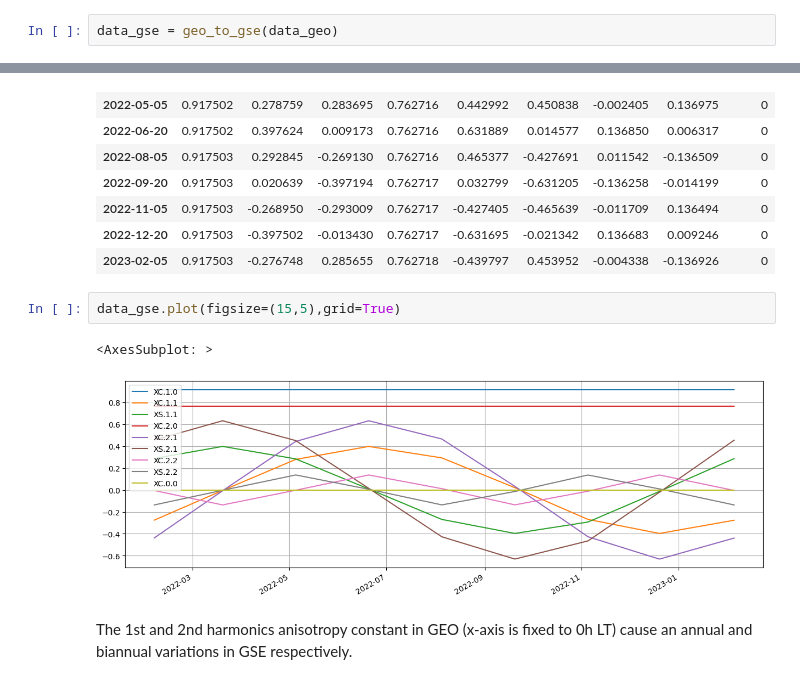
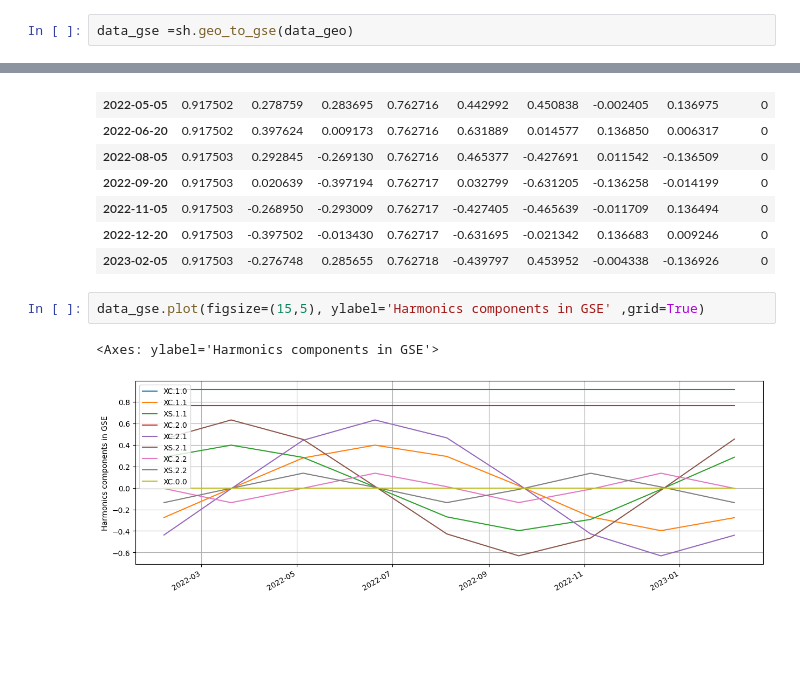
Before and after one commit to MKozai/CR-aniso, a Jupyter notebook: GEO_to_GSE_demo.ipynb, the cells around one changed output, grey strips where cells are left out. Drawn from its saved outputs; the diff is of its cells as text; blank space fills up the shorter version.

```diff
--- a/GEO_to_GSE_demo.ipynb
+++ b/GEO_to_GSE_demo.ipynb
@@ -36,3 +48,3 @@ Convert coordinate system.
 # %%
-data_gse = geo_to_gse(data_geo)
+data_gse =sh.geo_to_gse(data_geo)
 # %% [output]
@@ -51,9 +74,7 @@ data_gse
 | 2022-12-20 | 0.917503 | -0.397502 | -0.013430 | 0.762717 | -0.631695 | -0.021342 | 0.136683 | 0.009246 | 0 |
 | 2023-02-05 | 0.917503 | -0.276748 | 0.285655 | 0.762718 | -0.439797 | 0.453952 | -0.004338 | -0.136926 | 0 |
 # %%
-data_gse.plot(figsize=(15,5),grid=True)
+data_gse.plot(figsize=(15,5), ylabel='Harmonics components in GSE' ,grid=True)
 # %% [output]
-<AxesSubplot: >
+<Axes: ylabel='Harmonics components in GSE'>
-[figure, old version]
+[figure, new version]
-# %% [markdown]
-The 1st and 2nd harmonics anisotropy constant in GEO (x-axis is fixed to 0h LT) cause an annual and biannual variations in GSE respectively.
```
Also changed, not shown: parts of 11 cells of this notebook.
